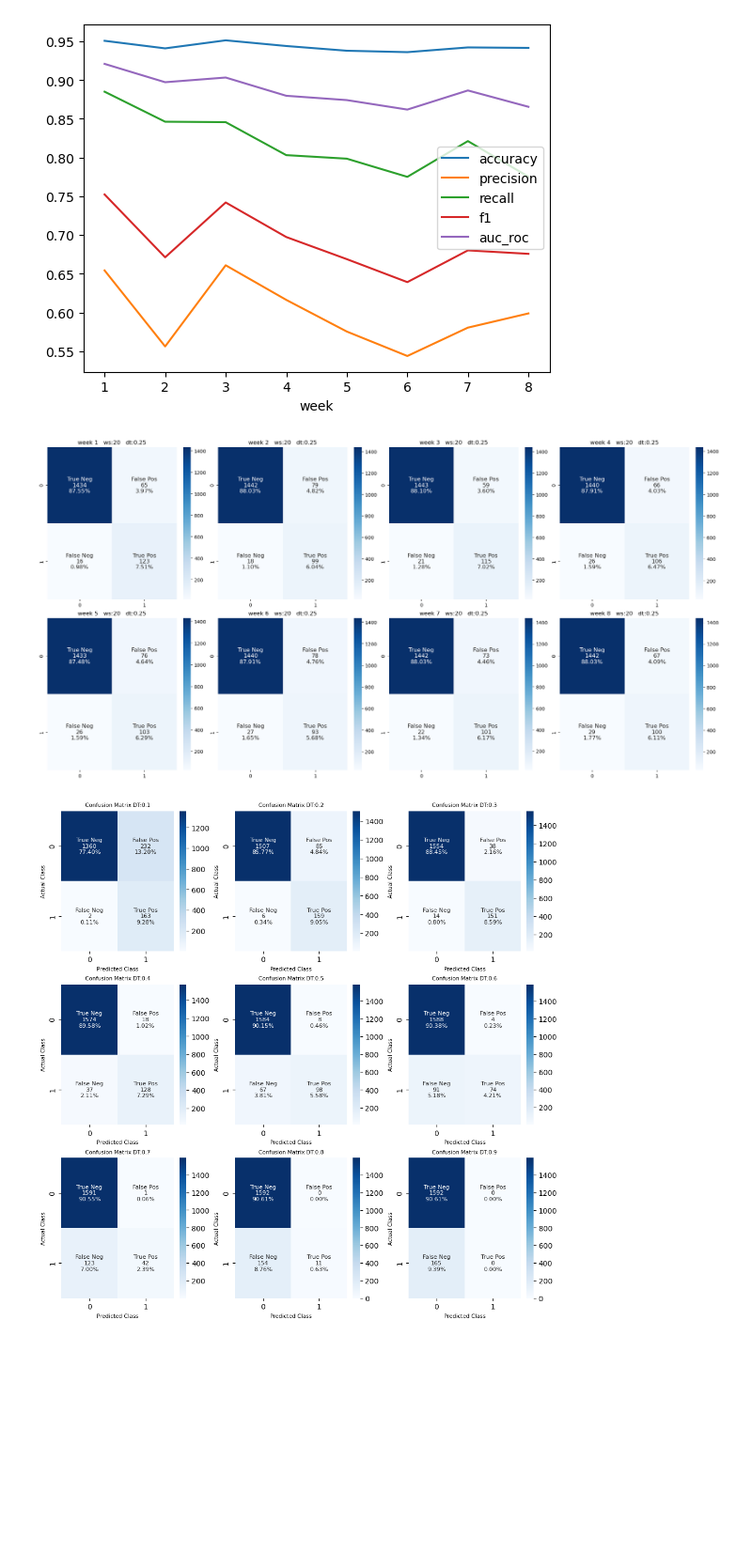
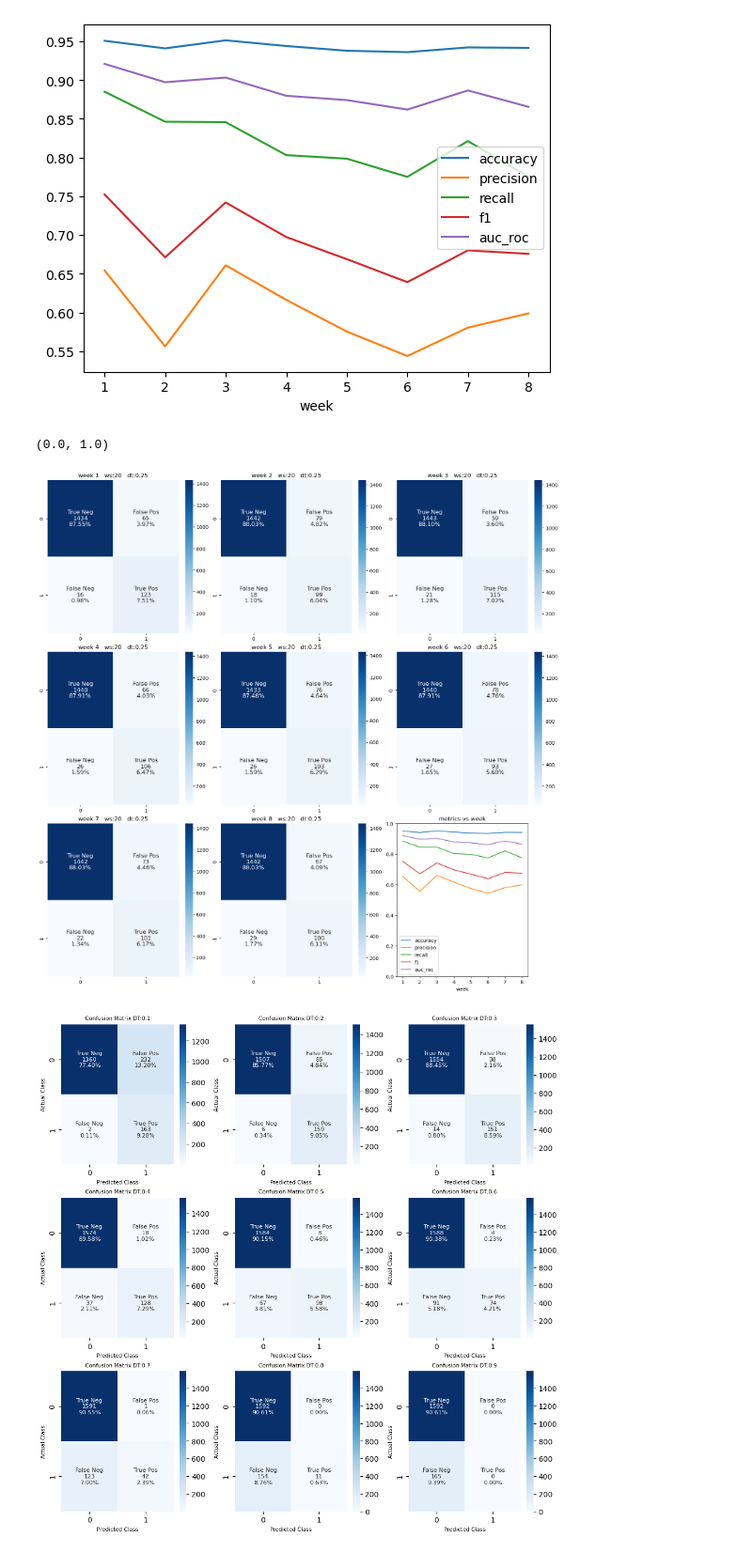
Before and after one commit to aaroncao06/calfire-ml, a Jupyter notebook: CalfireRFtimeSeriesV2.ipynb, the cells around one changed output. Shown at 94% size. Cells and saved outputs as stored; diff of their text form; code cells hidden in the pictures; blank space fills up the shorter version.

```diff
--- a/CalfireRFtimeSeriesV2.ipynb
+++ b/CalfireRFtimeSeriesV2.ipynb
@@ -159,24 +159,29 @@ metric_graph_df.plot(x='week', y=['accuracy', 'precision', 'recall', 'f1', 'auc_
 <AxesSubplot:xlabel='week'>
 [figure]
 # %%
-fig, ax = plt.subplots(2,4, constrained_layout = True, figsize=(20,10))
+fig, ax = plt.subplots(3,3, constrained_layout = True, figsize=(15,15))
 
 for i, pred_array in enumerate(predictions):
     predictions_i_week = pred_array[:, 1]
     y_test_i_week = y_test_np[:, i]
     binary_pred_i_week = (predictions_i_week >= dt_arr).astype(int)
 
     cf_matrix = confusion_matrix(y_test_i_week, binary_pred_i_week)
     group_names = ['True Neg','False Pos', 'False Neg', 'True Pos']
     group_counts = ['{0:0.0f}'.format(value) for value in cf_matrix.flatten()]
     group_percentages = ['{0:.2%}'.format(value) for value in cf_matrix.flatten()/np.sum(cf_matrix)]
     labels = [f'{v1}\n{v2}\n{v3}' for v1, v2, v3 in zip(group_names,group_counts,group_percentages)]
     labels = np.asarray(labels).reshape(2,2)
     #sns.heatmap(cf_matrix, annot=labels, fmt='', cmap='Blues')
     title = 'week '+str(i+1)+'   ws:'+str(window_size)+"   dt:"+str(dt_arr)
-    sns.heatmap(cf_matrix, annot=labels, annot_kws={"fontsize":12}, fmt='', cmap='Blues', ax=ax[int(i/4)][i%4]).set(title=title)
+    sns.heatmap(cf_matrix, annot=labels, annot_kws={"fontsize":12}, fmt='', cmap='Blues', ax=ax[int(i/3)][i%3]).set(title=title)
+#ax[2,2].set_axis_off()
+metric_graph_df.plot(x='week', y=['accuracy', 'precision', 'recall', 'f1', 'auc_roc'], ax = ax[2,2], title = 'metrics vs week')
+plt.legend(loc='best')
+ax[2,2].set_ylim([0, 1])
 # %% [output]
+(0.0, 1.0)
-[figure, old version]
+[figure, new version]
 # %%
 for i, pred_array in enumerate(predictions):
     predictions_i_week = pred_array[:, 1] #y_pred
```
